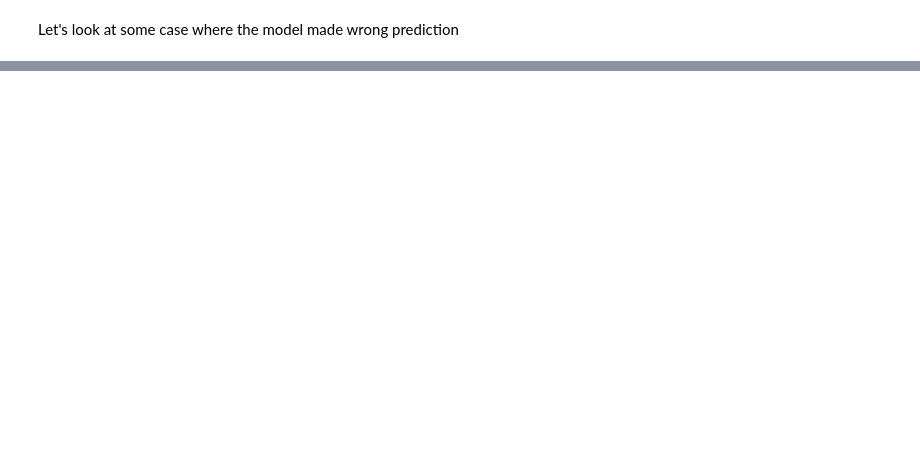
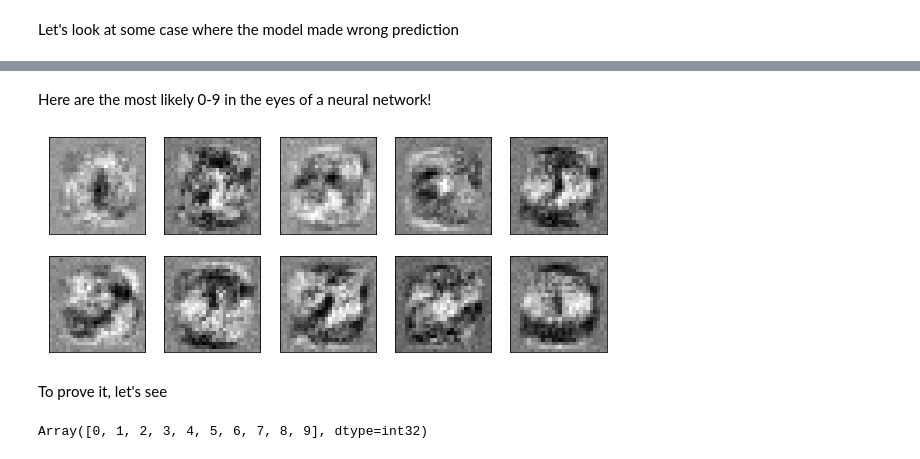
Before and after one commit to wangleiphy/ml4p, a Jupyter notebook: materials/2_handson/mnist.ipynb, the cells around one changed output, grey strips where cells are left out. Saved outputs shown, nothing was run; the diff lists cells and outputs as text; code cells hidden in the pictures; blank space fills up the shorter version.

```diff
--- a/materials/2_handson/mnist.ipynb
+++ b/materials/2_handson/mnist.ipynb
@@ -221,0 +261,24 @@ DeviceArray([7, 7, 5, 2, 0, 4, 7, 7, 3, 7], dtype=int32)
+# %%
+def loss_fn(params, x, y):
+    return -cross_entropy(params, jax.nn.sigmoid(x), y)
+
+# here we use vmap of grad to get per sample gradient
+for epoch in range(500):
+    grads = jax.vmap(jax.grad(loss_fn, argnums=1), (None, 0, 0),0)(params, x, y)
+    x = jax.tree_map(lambda p, g: p - learning_rate * g, x, grads)
+# %% [markdown]
+Here are the most likely 0-9 in the eyes of a neural network!
+# %%
+fig, axes = plt.subplots(nrows=2, ncols=5, figsize=(10, 4),
+                         subplot_kw={'xticks': [], 'yticks': []})
+for i, ax in enumerate(axes.flat):
+    ax.imshow(jax.nn.sigmoid(x[i]).reshape(28, 28), cmap='gray')
+plt.show()
+# %% [output]
+[figure, added]
+# %% [markdown]
+To prove it, let's see
+# %%
+jnp.argmax(apply_fn(params, jax.nn.sigmoid(x)), axis=1)
+# %% [output]
+Array([0, 1, 2, 3, 4, 5, 6, 7, 8, 9], dtype=int32)
```
Also changed, not shown: parts of 27 cells of this notebook.
